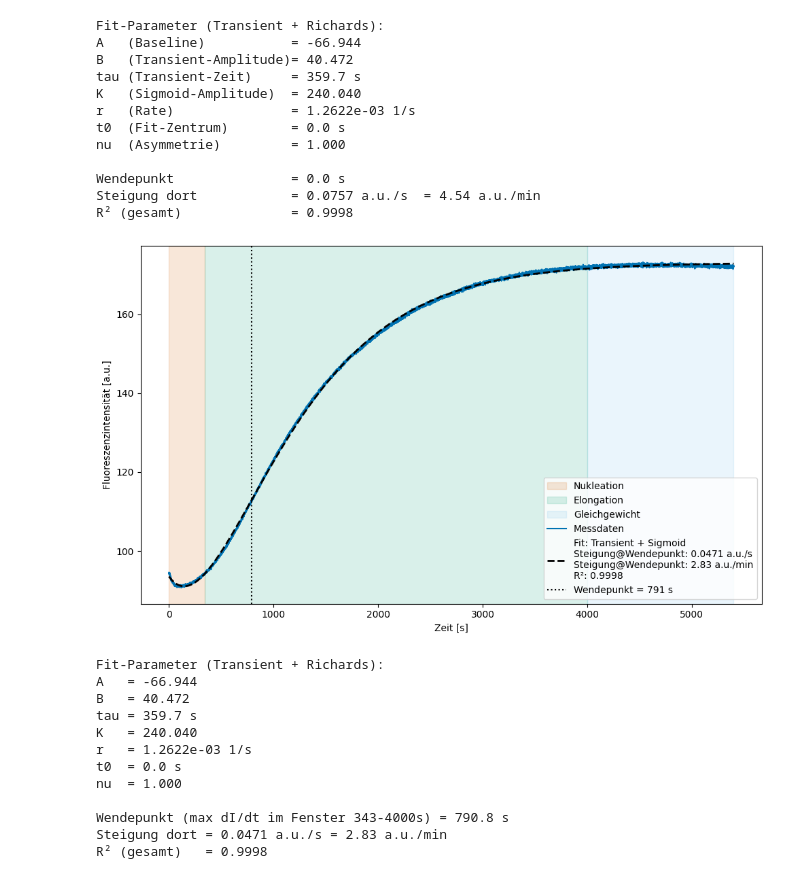
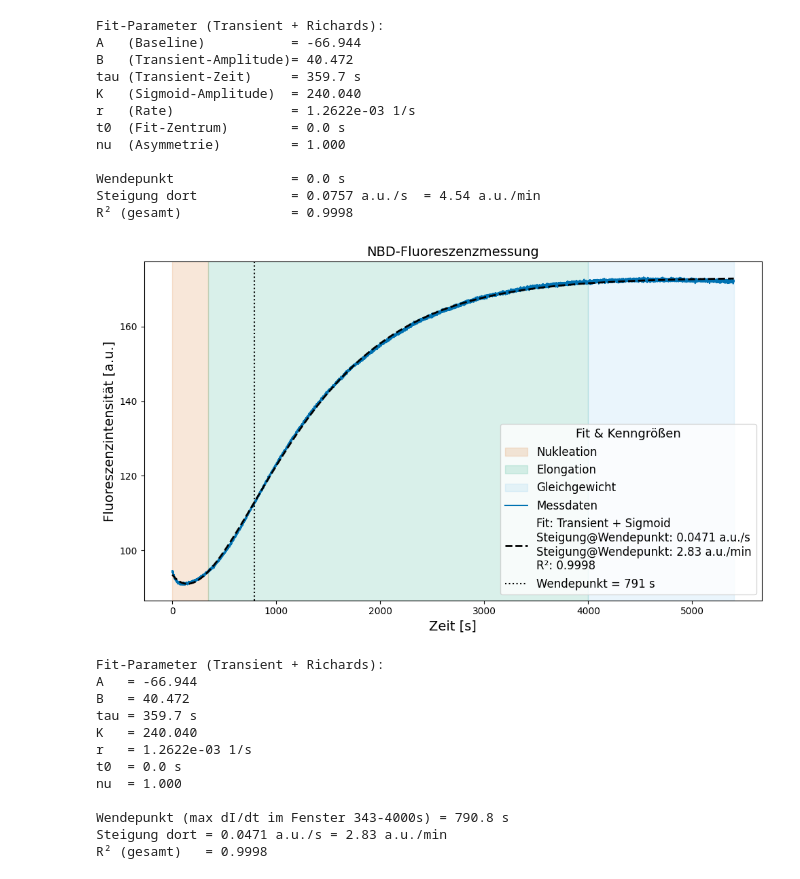
Before and after one commit to DaSch314/BPC-FILM, a Jupyter notebook: NBD.ipynb, the cells around one changed output. Saved outputs shown, nothing was run; the diff lists cells and outputs as text; code cells hidden in the pictures.

```diff
--- a/NBD.ipynb
+++ b/NBD.ipynb
@@ -672,37 +672,46 @@ plt.plot(
     x, y_fit, "k--", linewidth=2,
     label=(
         "Fit: Transient + Sigmoid\n"
         f"Steigung@Wendepunkt: {slope_sec:.4f} a.u./s\n"
         f"Steigung@Wendepunkt: {slope_min:.2f} a.u./min\n"
         f"R²: {r_squared:.4f}"
     )
 )
 
 plt.axvline(t_inflection, color="k", linestyle=":", label=f"Wendepunkt = {t_inflection:.0f} s")
 
-plt.xlabel("Zeit [s]")
-plt.ylabel("Fluoreszenzintensität [a.u.]")
-plt.legend(loc="lower right")
+plt.title("NBD-Fluoreszenzmessung", fontsize=14)
+
+plt.xlabel("Zeit [s]", fontsize=14)
+plt.ylabel("Fluoreszenzintensität [a.u.]", fontsize=14)
+plt.legend(
+    loc="lower right",
+    fontsize=12,
+    title="Fit & Kenngrößen",
+    title_fontsize=13,
+    frameon=True
+)
+
 plt.tight_layout()
 plt.show()
 
 # -------------------------------------------------
 # Ausgabe
 # -------------------------------------------------
 print("Fit-Parameter (Transient + Richards):")
 print(f"A   = {A:.3f}")
 print(f"B   = {B:.3f}")
 print(f"tau = {tau:.1f} s")
 print(f"K   = {K:.3f}")
 print(f"r   = {r:.4e} 1/s")
 print(f"t0  = {t0:.1f} s")
 print(f"nu  = {nu:.3f}")
 print()
 print(f"Wendepunkt (max dI/dt im Fenster {t_low}-{t_high}s) = {t_inflection:.1f} s")
 print(f"Steigung dort = {slope_sec:.4f} a.u./s = {slope_min:.2f} a.u./min")
 print(f"R² (gesamt)   = {r_squared:.4f}")
 # %% [output]
-[figure, old version]
+[figure, new version]
 Fit-Parameter (Transient + Richards):
 A   = -66.944
 B   = 40.472
```
